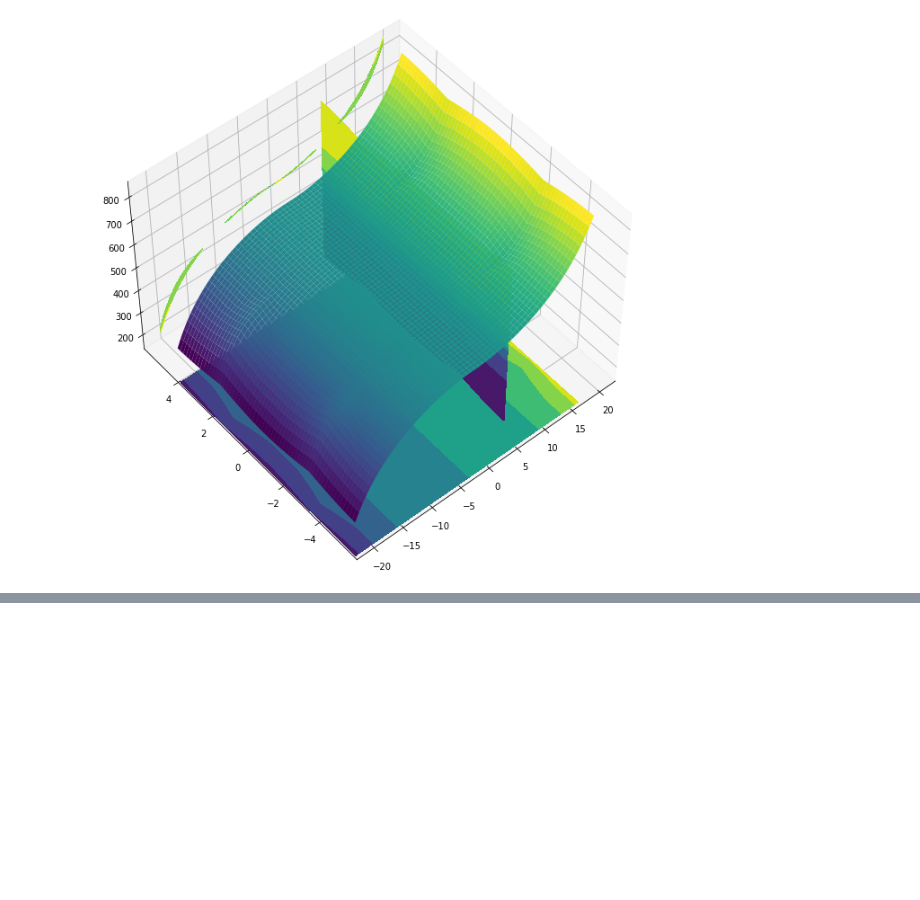
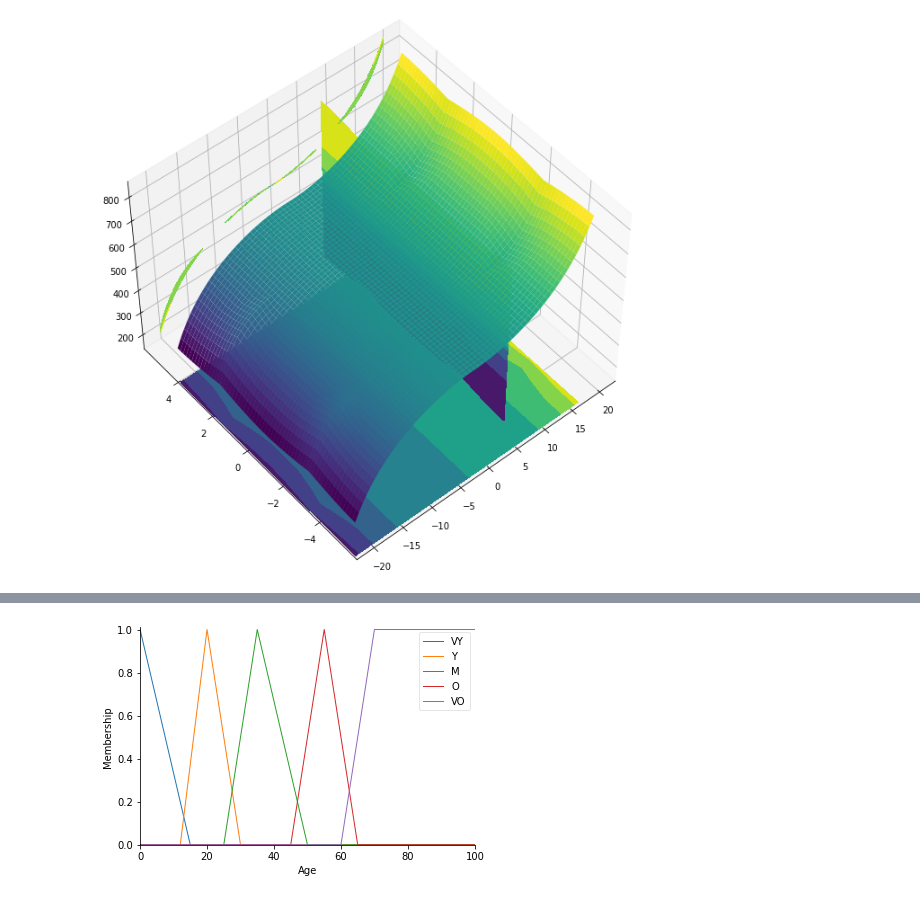
Before and after one commit to NguyenHoang127/AI_Exercise_2, a Jupyter notebook: Exercise_Fuzzy_AI_Adaptive_Neural_Fuzzy_20146195_Doan_Nguyen_Hoang.ipynb, the cells around one changed output, grey strips where cells are left out. Saved outputs shown, nothing was run; the diff lists cells and outputs as text; code cells hidden in the pictures; blank space fills up the shorter version.

```diff
--- a/Exercise_Fuzzy_AI_Adaptive_Neural_Fuzzy_20146195_Doan_Nguyen_Hoang.ipynb
+++ b/Exercise_Fuzzy_AI_Adaptive_Neural_Fuzzy_20146195_Doan_Nguyen_Hoang.ipynb
@@ -639,0 +710,15 @@ ax.view_init(50,230)
+# %%
+#EX8: AGE
+import numpy as np
+import skfuzzy as fuzz
+from skfuzzy import control as ctrl
+universe = np.linspace(0,100,101)
+Age = ctrl.Antecedent(universe,'Age')
+Age['VY']= fuzz.trimf(Age.universe,[0,0,15])
+Age['Y']= fuzz.trimf(Age.universe,[12,20,30])
+Age['M']=fuzz.trimf(Age.universe,[25,35,50])
+Age['O']=fuzz.trimf(Age.universe,[45,55,65])
+Age['VO']=fuzz.trapmf(Age.universe,[60,70,100,100])
+Age.view()
+# %% [output]
+[figure, added]
```
Also changed, not shown: parts of 2 cells of this notebook.
